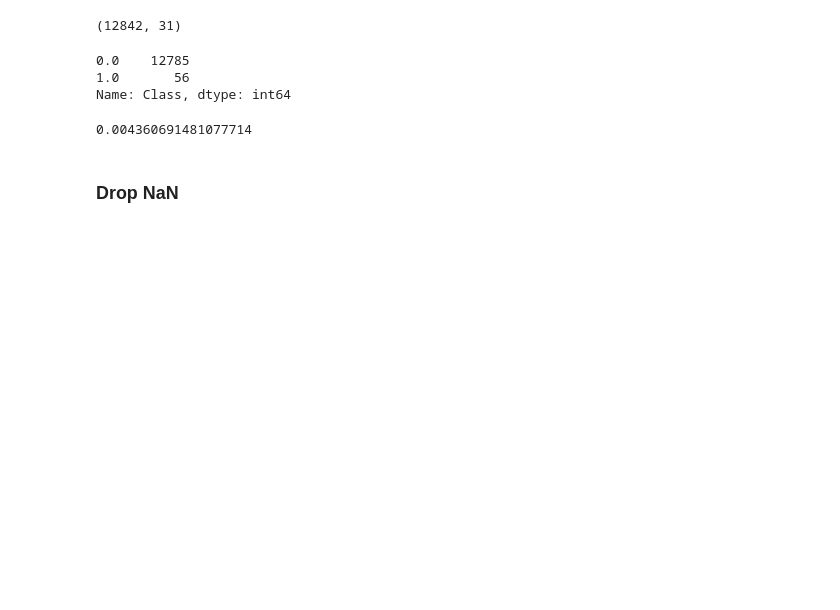
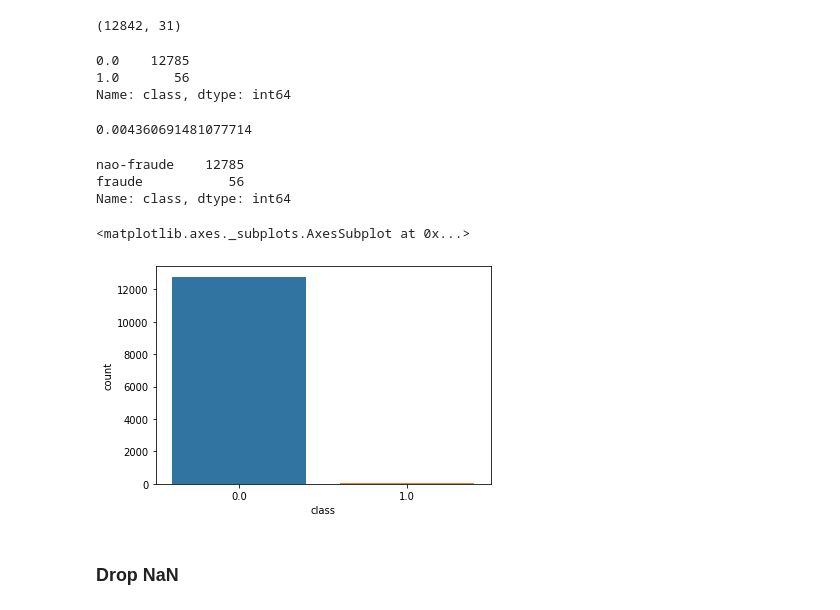
Before and after one commit to pimentad2020/DSWP, a Jupyter notebook: Notebooks/NB15_00__Machine_Learning___DSWP.ipynb, the cells around one changed output. Cells and saved outputs as stored; diff of their text form; code cells hidden in the pictures; blank space fills up the shorter version.

```diff
--- a/Notebooks/NB15_00__Machine_Learning___DSWP.ipynb
+++ b/Notebooks/NB15_00__Machine_Learning___DSWP.ipynb
@@ -2064,16 +2085,30 @@ df_cc.head(20)
 df_cc.shape
 # %% [output]
 (12842, 31)
-# %%
-df_cc['Class'].value_counts()
-# %% [output]
-0.0    12785
-1.0       56
-Name: Class, dtype: int64
+# %%
+df_cc['class'].value_counts()  # class = variável target
+# %% [output]
+0.0    12785
+1.0       56
+Name: class, dtype: int64
 # %%
 56/12842
 # %% [output]
 0.004360691481077714
+# %%
+class2 = {0: 'nao-fraude', 1: 'fraude'}
+df_classes = df_cc['class'].value_counts().rename(index = class2)
+df_classes
+# %% [output]
+nao-fraude    12785
+fraude           56
+Name: class, dtype: int64
+# %%
+import seaborn as sns
+sns.countplot( x= 'class', data = df_cc)
+# %% [output]
+<matplotlib.axes._subplots.AxesSubplot at 0x...>
+[figure, added]
 # %% [markdown]
 ### Drop NaN
 # %%
```
Also changed, not shown: parts of 30 cells of this notebook.
